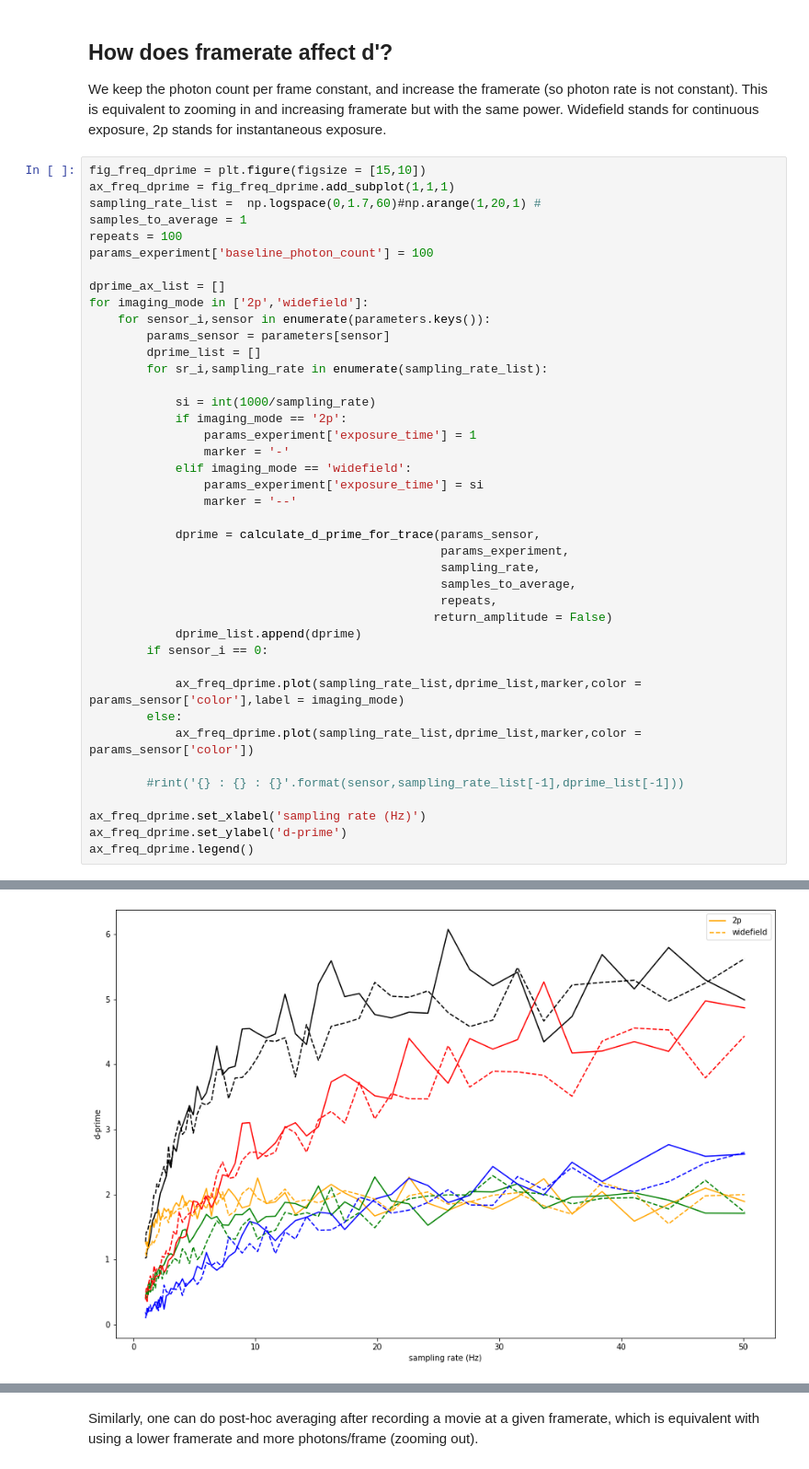
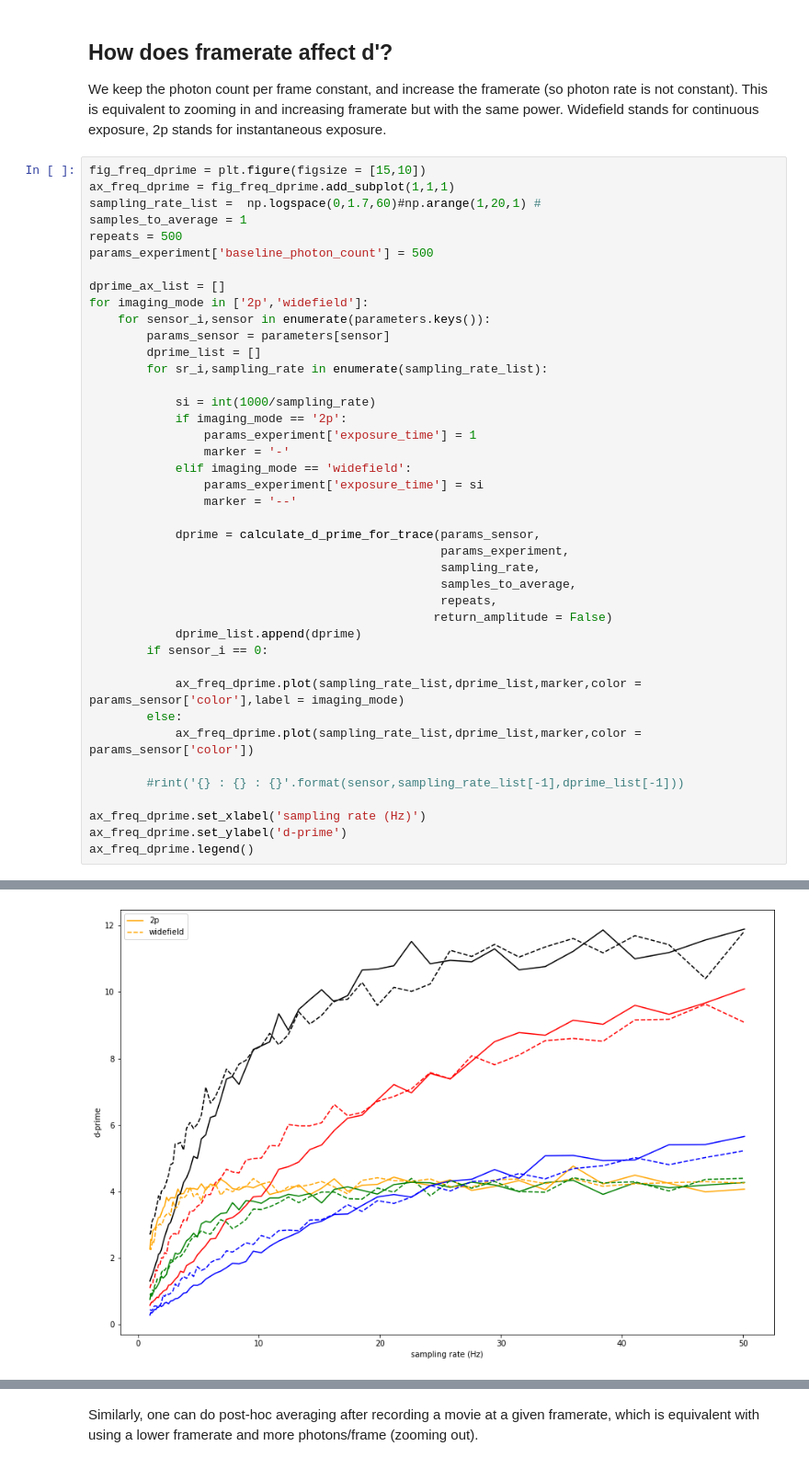
Before and after one commit to rozmar/imaging_strategies, a Jupyter notebook: calcium_sensor_selection.ipynb, the cells around one changed output, grey strips where cells are left out. Shown at 92% size. Drawn from its saved outputs; the diff is of its cells as text.

```diff
--- a/calcium_sensor_selection.ipynb
+++ b/calcium_sensor_selection.ipynb
@@ -229,8 +229,8 @@ fig_freq_dprime = plt.figure(figsize = [15,10])
 ax_freq_dprime = fig_freq_dprime.add_subplot(1,1,1)
 sampling_rate_list =  np.logspace(0,1.7,60)#np.arange(1,20,1) #
 samples_to_average = 1
-repeats = 100
-params_experiment['baseline_photon_count'] = 100
+repeats = 500
+params_experiment['baseline_photon_count'] = 500
 
 dprime_ax_list = []
 for imaging_mode in ['2p','widefield']:
@@ -240,34 +240,34 @@ for imaging_mode in ['2p','widefield']:
         for sr_i,sampling_rate in enumerate(sampling_rate_list):
 
             si = int(1000/sampling_rate)
             if imaging_mode == '2p':
                 params_experiment['exposure_time'] = 1
                 marker = '-'
             elif imaging_mode == 'widefield':
                 params_experiment['exposure_time'] = si
                 marker = '--'
 
             dprime = calculate_d_prime_for_trace(params_sensor,
                                                  params_experiment,
                                                  sampling_rate,
                                                  samples_to_average,
                                                  repeats,
                                                 return_amplitude = False)
             dprime_list.append(dprime)
         if sensor_i == 0:
 
             ax_freq_dprime.plot(sampling_rate_list,dprime_list,marker,color = params_sensor['color'],label = imaging_mode)
         else:
             ax_freq_dprime.plot(sampling_rate_list,dprime_list,marker,color = params_sensor['color'])
 
         #rint('{} : {} : {}'.format(sensor,sampling_rate_list[-1],dprime_list[-1]))
 
 ax_freq_dprime.set_xlabel('sampling rate (Hz)')
 ax_freq_dprime.set_ylabel('d-prime')
 ax_freq_dprime.legend()
 # %% [output]
 <matplotlib.legend.Legend at 0x...>
-[figure, old version]
+[figure, new version]
 # %% [markdown]
 Next, to be more realistic, we keep the photon rate constant, meaning in an experiment that when increasing the framerate we have a shorter dwell time per cell (fewer pixels), that will result in fewer photons.
 In this example we use a photon rate of 1000/s, which is the best we can get for our 6s mice for 1.2x magnification, 30mW power.
```
Also changed, not shown: parts of 10 cells of this notebook.
